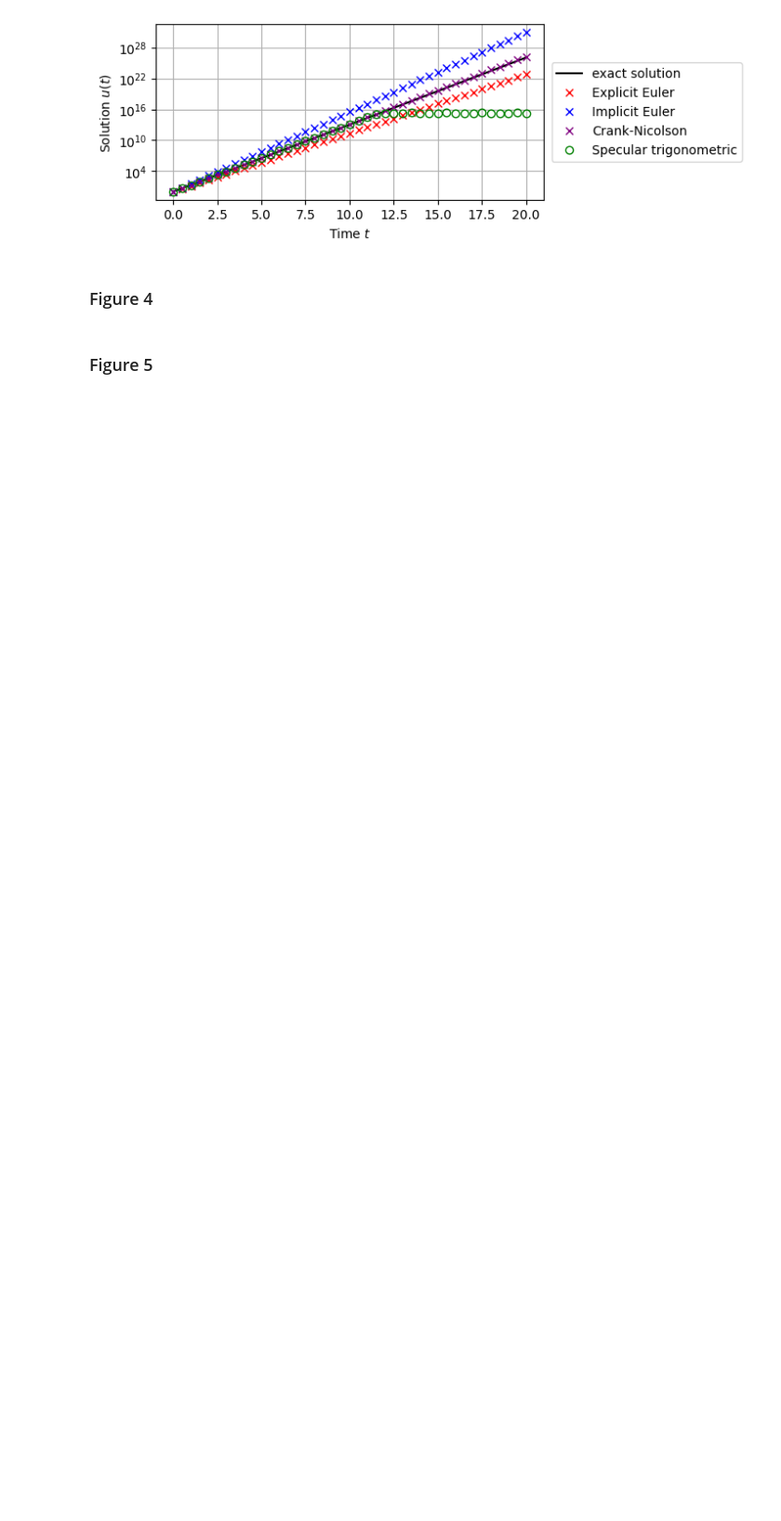
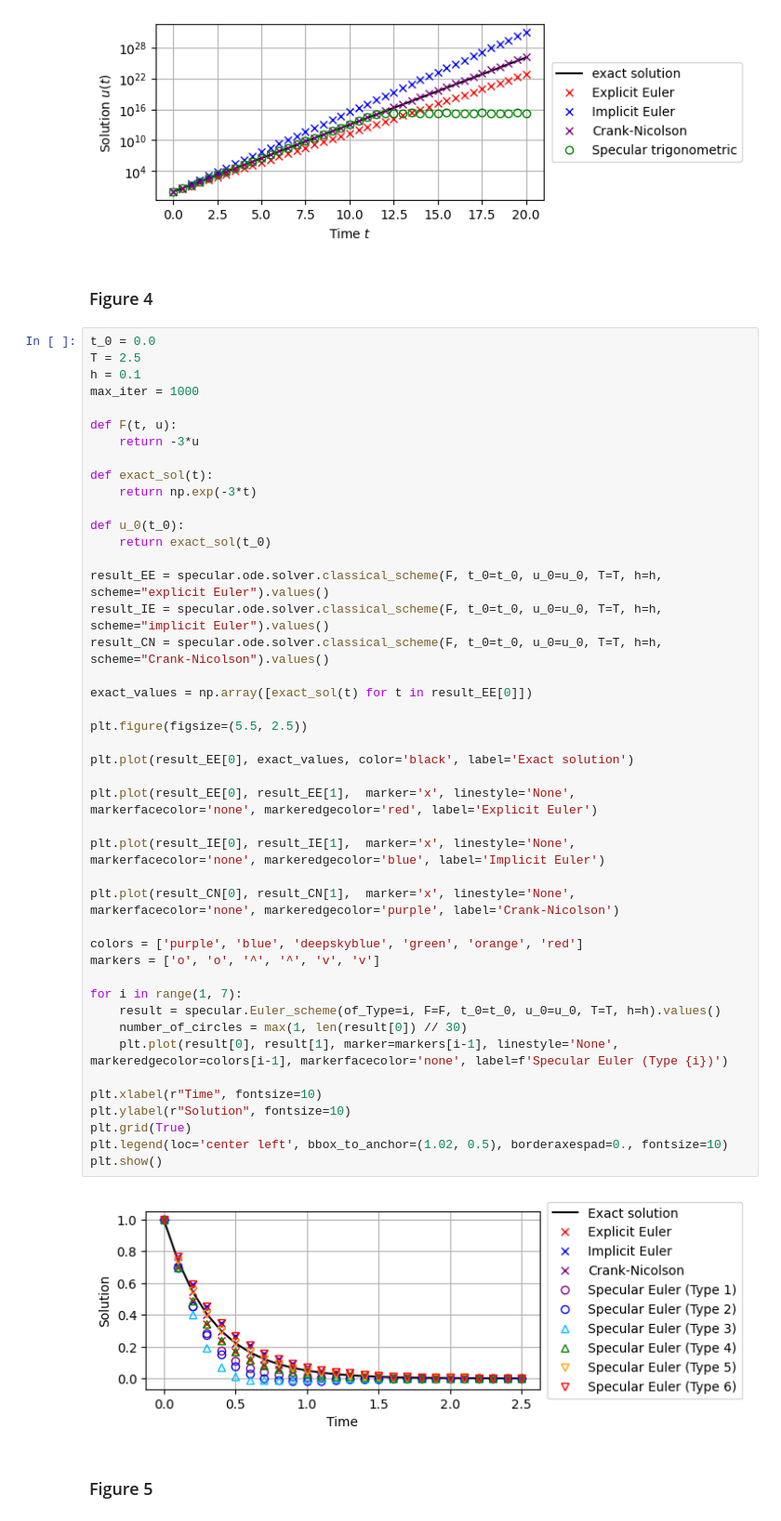
Before and after one commit to kyjung2357/specular-differentiation, a Jupyter notebook: examples/ode/Nonlinear numerical schemes using specular differentiation for IVP for 1st-order ODEs.ipynb, the cells around one changed output. Shown at 93% size. Saved outputs shown, nothing was run; the diff lists cells and outputs as text; blank space fills up the shorter version.

```diff
--- a/examples/ode/Nonlinear numerical schemes using specular differentiation for IVP for 1st-order ODEs.ipynb
+++ b/examples/ode/Nonlinear numerical schemes using specular differentiation for IVP for 1st-order ODEs.ipynb
@@ -185,5 +183,51 @@ plt.show()
 [figure]
 # %% [markdown]
 ### Figure 4
+# %%
+t_0 = 0.0
+T = 2.5
+h = 0.1
+max_iter = 1000
+
+def F(t, u):
+    return -3*u
+
+def exact_sol(t):
+    return np.exp(-3*t)
+
+def u_0(t_0):
+    return exact_sol(t_0)
+
+result_EE = specular.ode.solver.classical_scheme(F, t_0=t_0, u_0=u_0, T=T, h=h, scheme="explicit Euler").values()
+result_IE = specular.ode.solver.classical_scheme(F, t_0=t_0, u_0=u_0, T=T, h=h, scheme="implicit Euler").values()
+result_CN = specular.ode.solver.classical_scheme(F, t_0=t_0, u_0=u_0, T=T, h=h, scheme="Crank-Nicolson").values()
+
+exact_values = np.array([exact_sol(t) for t in result_EE[0]])
+
+plt.figure(figsize=(5.5, 2.5))
+
+plt.plot(result_EE[0], exact_values, color='black', label='Exact solution')
+
+plt.plot(result_EE[0], result_EE[1],  marker='x', linestyle='None', markerfacecolor='none', markeredgecolor='red', label='Explicit Euler')
+
+plt.plot(result_IE[0], result_IE[1],  marker='x', linestyle='None', markerfacecolor='none', markeredgecolor='blue', label='Implicit Euler')
+
+plt.plot(result_CN[0], result_CN[1],  marker='x', linestyle='None', markerfacecolor='none', markeredgecolor='purple', label='Crank-Nicolson')
+
+colors = ['purple', 'blue', 'deepskyblue', 'green', 'orange', 'red']
+markers = ['o', 'o', '^', '^', 'v', 'v']
+
+for i in range(1, 7):
+    result = specular.Euler_scheme(of_Type=i, F=F, t_0=t_0, u_0=u_0, T=T, h=h).values()
+    number_of_circles = max(1, len(result[0]) // 30)
+    plt.plot(result[0], result[1], marker=markers[i-1], linestyle='None', markeredgecolor=colors[i-1], markerfacecolor='none', label=f'Specular Euler (Type {i})')
+
+plt.xlabel(r"Time", fontsize=10)
+plt.ylabel(r"Solution", fontsize=10)
+plt.grid(True)
+plt.legend(loc='center left', bbox_to_anchor=(1.02, 0.5), borderaxespad=0., fontsize=10)
+plt.show()
+# %% [output]
+[figure, added]
 # %% [markdown]
 ### Figure 5
```
Also changed, not shown: parts of 4 cells of this notebook, 1 other file.
